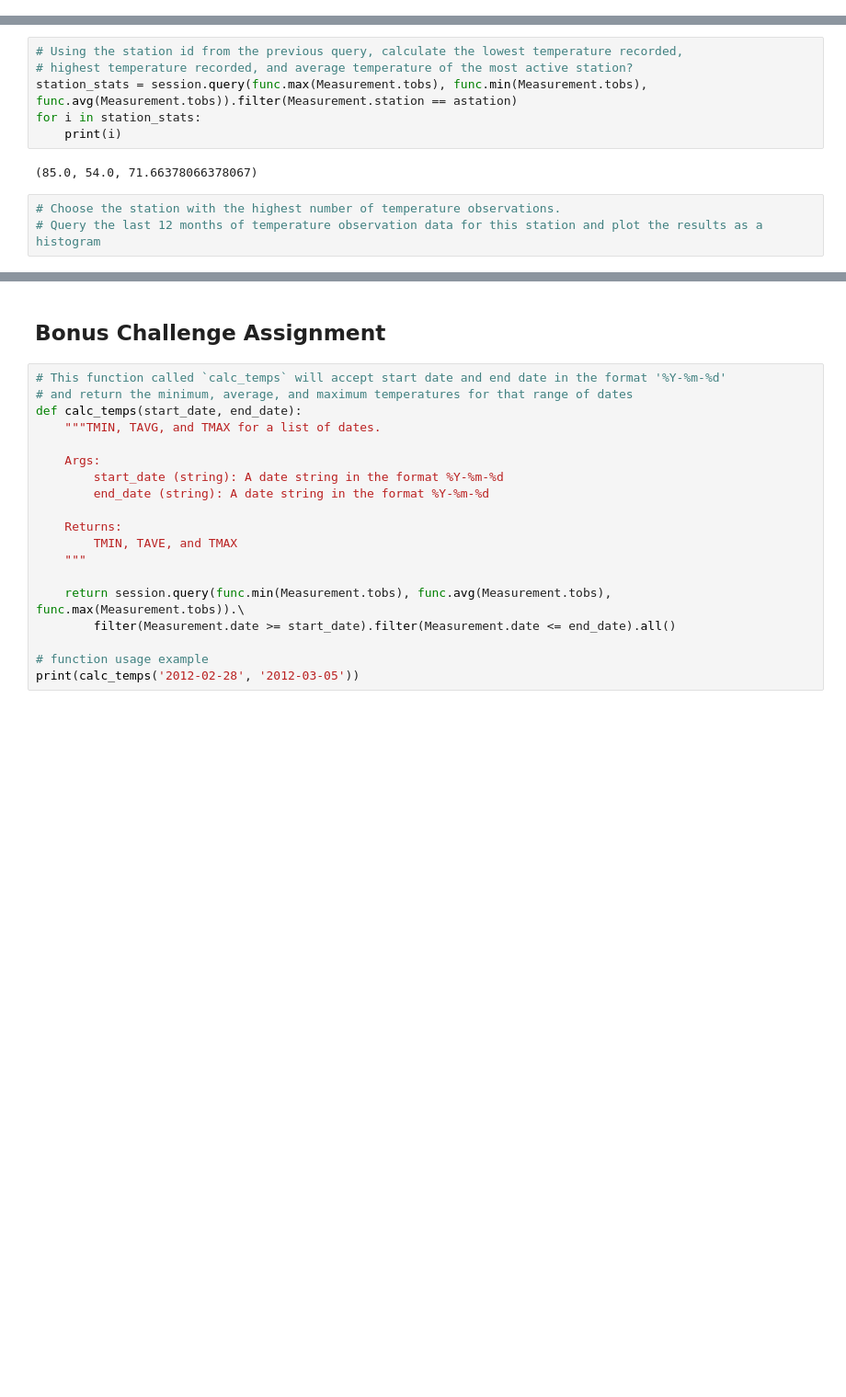
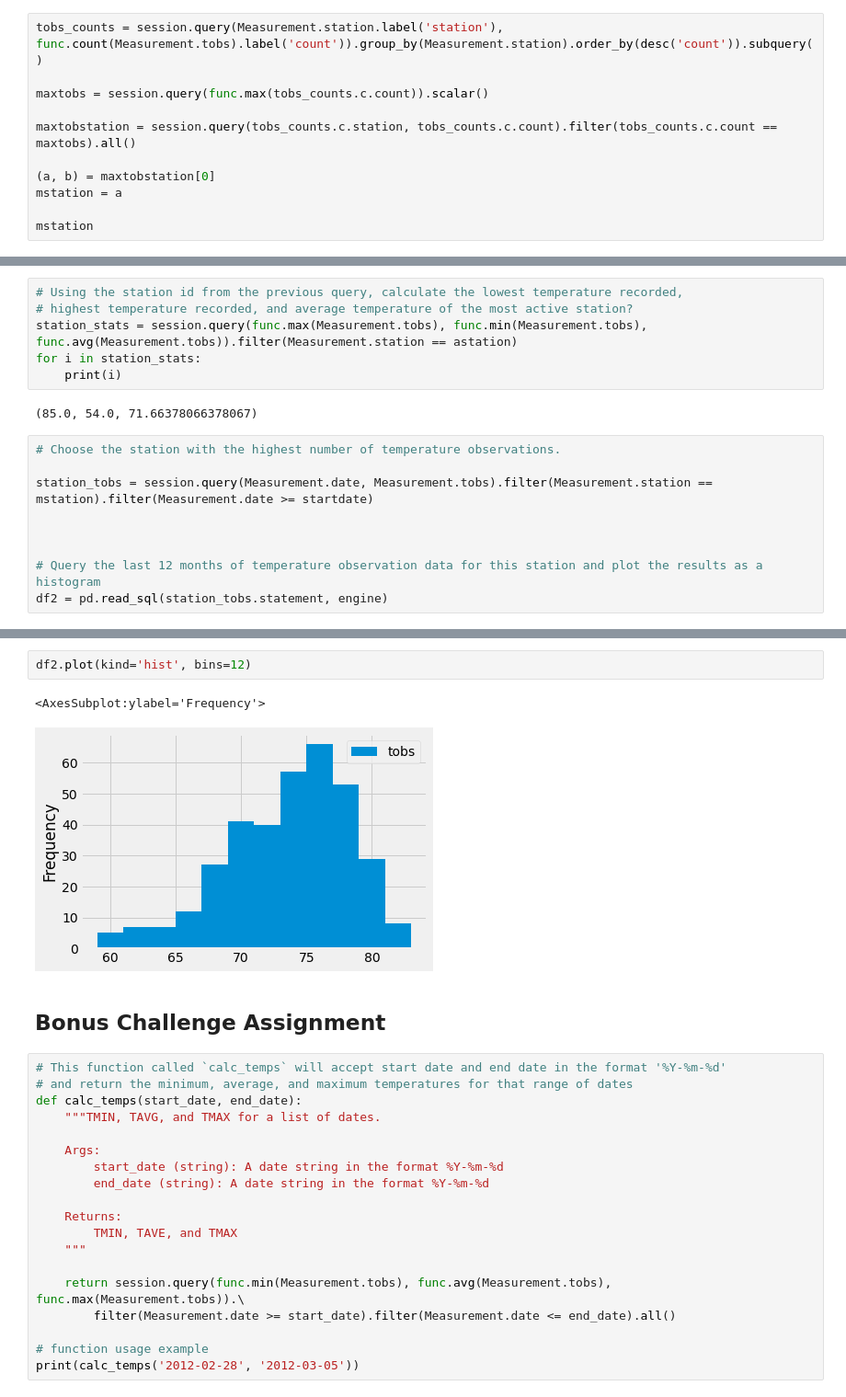
Before and after one commit to FernB/sqlalchemy-challenge, a Jupyter notebook: climate_starter.ipynb, the cells around one changed output, grey strips where cells are left out. Shown at 92% size. Drawn from its saved outputs; the diff is of its cells as text; blank space fills up the shorter version.

```diff
--- a/climate_starter.ipynb
+++ b/climate_starter.ipynb
@@ -138,0 +157,11 @@ astation = i
+# %%
+tobs_counts = session.query(Measurement.station.label('station'), func.count(Measurement.tobs).label('count')).group_by(Measurement.station).order_by(desc('count')).subquery()
+
+maxtobs = session.query(func.max(tobs_counts.c.count)).scalar()
+
+maxtobstation = session.query(tobs_counts.c.station, tobs_counts.c.count).filter(tobs_counts.c.count == maxtobs).all()
+
+(a, b) = maxtobstation[0]
+mstation = a
+
+mstation
@@ -146,4 +177,10 @@ for i in station_stats:
 (85.0, 54.0, 71.66378066378067)
 # %%
 # Choose the station with the highest number of temperature observations.
+
+station_tobs = session.query(Measurement.date, Measurement.tobs).filter(Measurement.station == mstation).filter(Measurement.date >= startdate)
+
+
+
 # Query the last 12 months of temperature observation data for this station and plot the results as a histogram
+df2 = pd.read_sql(station_tobs.statement, engine)
@@ -150,3 +203,8 @@ for i in station_stats:
+# %%
+df2.plot(kind='hist', bins=12)
+# %% [output]
+<AxesSubplot:ylabel='Frequency'>
+[figure, added]
 # %% [markdown]
 ## Bonus Challenge Assignment
 # %%
```
Also changed, not shown: parts of 5 cells of this notebook.
